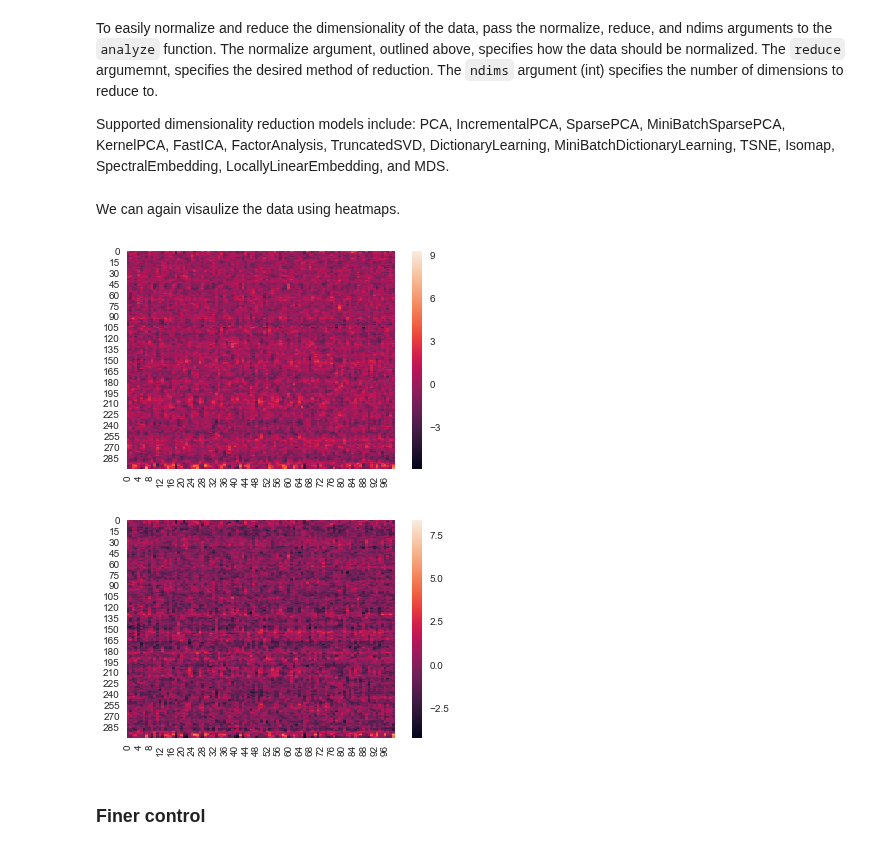
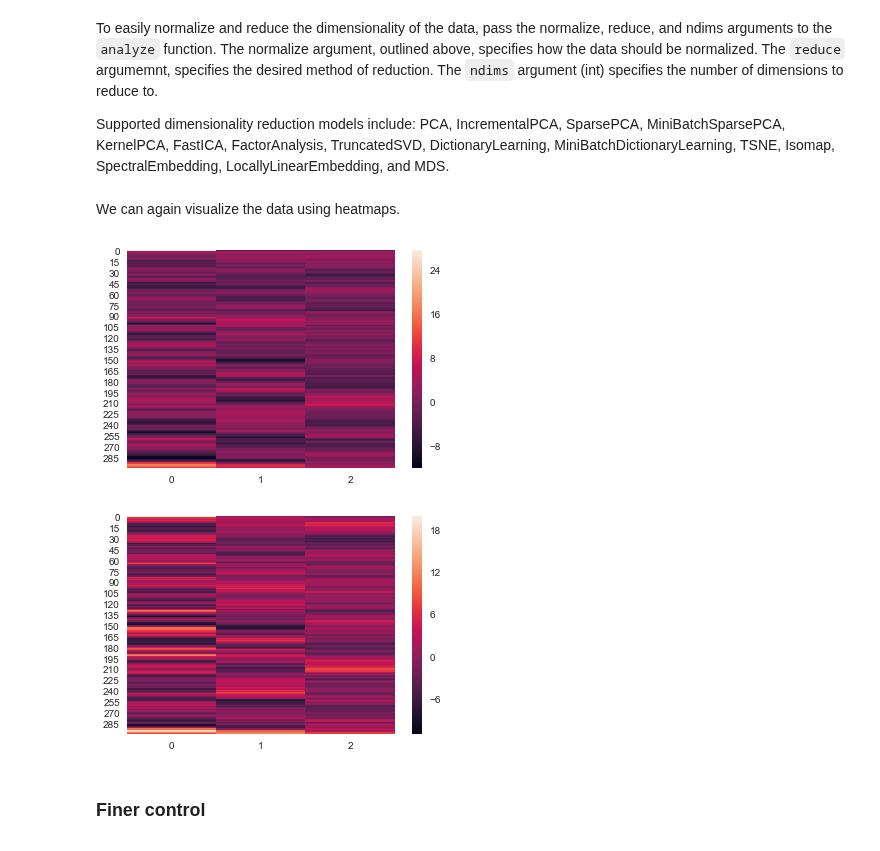
Before and after one commit to ContextLab/hypertools, a Jupyter notebook: docs/tutorials/analyze.ipynb, the cells around one changed output. Cells and saved outputs as stored; diff of their text form; code cells hidden in the pictures.

Commit message:
edits to plot and analyze tutorials

```diff
--- a/docs/tutorials/analyze.ipynb
+++ b/docs/tutorials/analyze.ipynb
@@ -31,6 +30,6 @@ We can further visualize the elements using a heatmap.
 # %%
-for x in range(len(weights)):
-    sb.heatmap(weights[x])
+for x in weights:
+    sb.heatmap(x)
     plt.show()
 # %% [output]
 [figure]
@@ -49,8 +48,8 @@ norm_within = hyp.analyze(weights, normalize='within')
 # %% [markdown]
 We can again visualize the data (this time, normalized) using heatmaps.
 # %%
-for x in range(len(norm_within)):
-    sb.heatmap(norm_within[x])
+for x in norm_within:
+    sb.heatmap(x)
     plt.show()
 # %% [output]
 [figure]
@@ -62,16 +61,16 @@ To easily normalize and reduce the dimensionality of the data, pass the normaliz
 
 Supported dimensionality reduction models include: PCA, IncrementalPCA, SparsePCA, MiniBatchSparsePCA, KernelPCA, FastICA, FactorAnalysis, TruncatedSVD, DictionaryLearning, MiniBatchDictionaryLearning, TSNE, Isomap, SpectralEmbedding, LocallyLinearEmbedding, and MDS.
 # %%
-normed_reduced = hyp.analyze(weights, normalize='within', reduce='PCA', ndims=3)
+norm_reduced = hyp.analyze(weights, normalize='within', reduce='PCA', ndims=3)
 # %% [markdown]
-We can again visaulize the data using heatmaps.
+We can again visualize the data using heatmaps.
 # %%
-for x in range(len(normed_reduced)):
-    sb.heatmap(norm_within[x])
+for x in norm_reduced:
+    sb.heatmap(x)
     plt.show()
 # %% [output]
-[figure, old version]
+[figure, new version]
-[figure, old version]
+[figure, new version]
 # %% [markdown]
 ### Finer control
 # %% [markdown]
```
Also changed, not shown: parts of 7 cells of this notebook, 1 other file.
